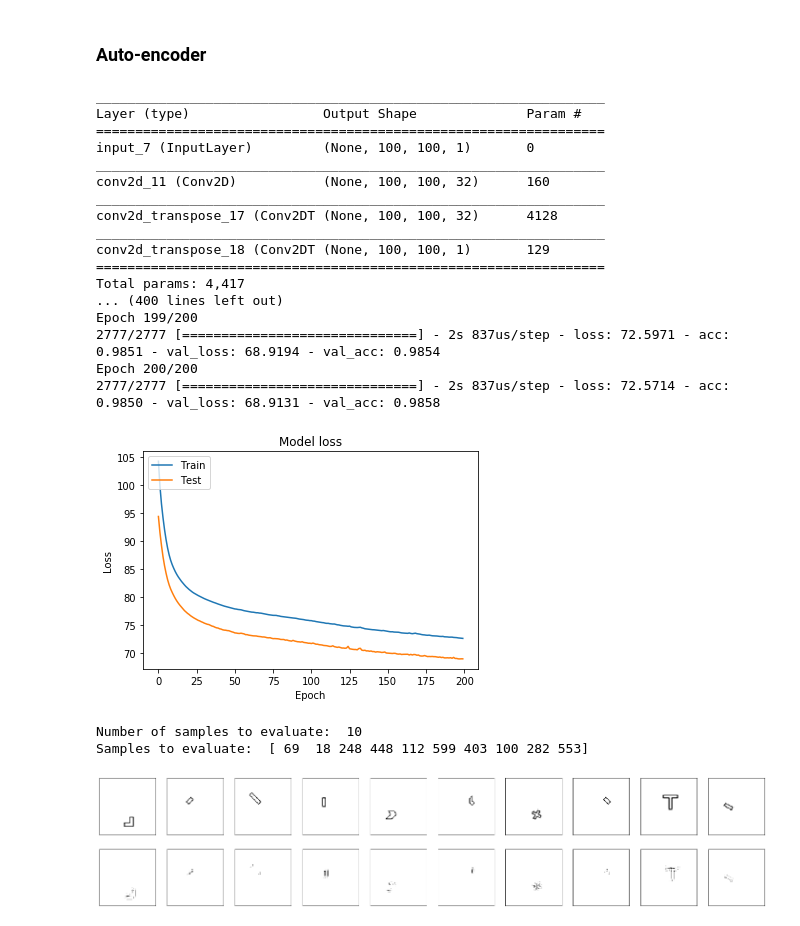
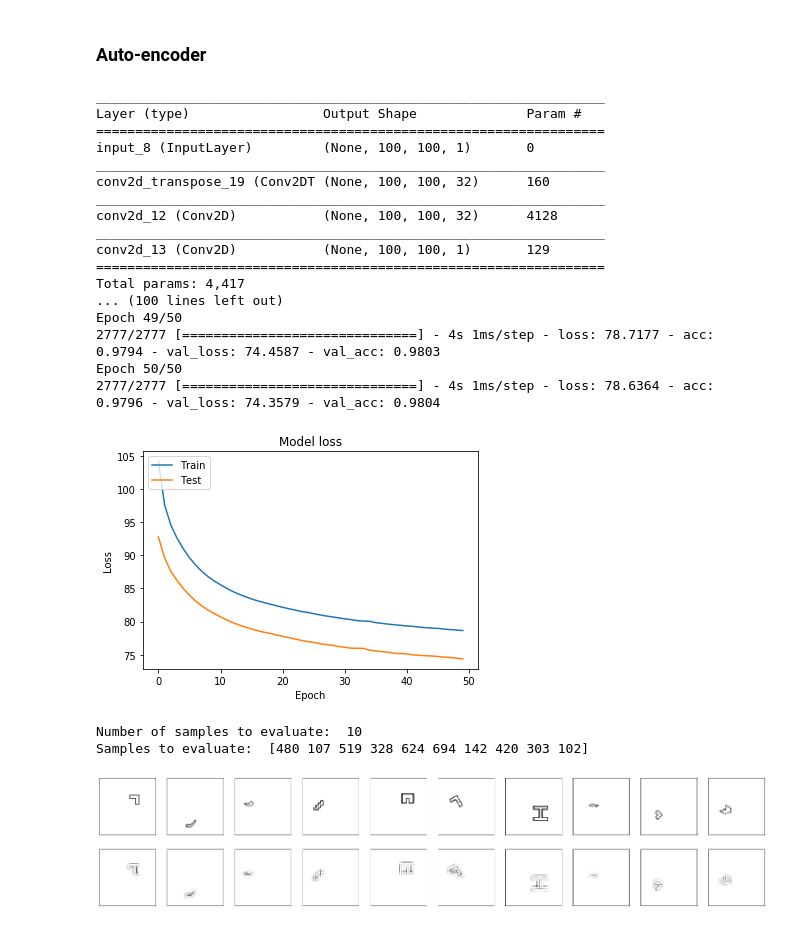
Before and after one commit to praveentn/MidcurveNN, a Jupyter notebook: cnn_deconv/notebook_cnn_deconv_13.ipynb, the cells around one changed output. Cells and saved outputs as stored; diff of their text form; code cells hidden in the pictures.

```diff
--- a/cnn_deconv/notebook_cnn_deconv_13.ipynb
+++ b/cnn_deconv/notebook_cnn_deconv_13.ipynb
@@ -260,7 +260,7 @@ class Autoencoder():
         input_layer = Input(shape=self.img_shape)
 
         # Encoder
-        h = Conv2D(32, (2, 2), activation='relu', padding='same')(input_layer)
+        h = Conv2DTranspose(32, (2, 2), activation='relu', padding='same')(input_layer)
         #h = MaxPooling2D((2, 2), padding='same')(h)
         #h = Conv2D(16, (2, 2), activation='relu', padding='same')(h)
         #h = MaxPooling2D((2, 2), padding='same')(h)
@@ -268,9 +268,9 @@ class Autoencoder():
         # Decoder
         #h = Conv2DTranspose(8, (2, 2), activation='relu', padding='same')(h)
         #h = UpSampling2D((2, 2))(h)
-        h = Conv2DTranspose(32, (2, 2), activation='relu', padding='same')(h)
+        h = Conv2D(32, (2, 2), activation='relu', padding='same')(h)
         #h = UpSampling2D((2, 2))(h)
-        output_layer = Conv2DTranspose(1, (2, 2), activation='relu', padding='same')(h)
+        output_layer = Conv2D(1, (2, 2), activation='relu', padding='same')(h)
 
         return Model(input_layer, output_layer)
 
@@ -298,26 +298,26 @@ class Autoencoder():
         return preds
 # %%
 ae = Autoencoder()
-ae.train_model(x_train, y_train, x_test, y_test, epochs=200, batch_size=300)
+ae.train_model(x_train, y_train, x_test, y_test, epochs=50, batch_size=300)
 # %% [output]
 _________________________________________________________________
 Layer (type)                 Output Shape              Param #
 =================================================================
-input_7 (InputLayer)         (None, 100, 100, 1)       0
+input_8 (InputLayer)         (None, 100, 100, 1)       0
 _________________________________________________________________
-conv2d_11 (Conv2D)           (None, 100, 100, 32)      160
+conv2d_transpose_19 (Conv2DT (None, 100, 100, 32)      160
 _________________________________________________________________
-conv2d_transpose_17 (Conv2DT (None, 100, 100, 32)      4128
+conv2d_12 (Conv2D)           (None, 100, 100, 32)      4128
 _________________________________________________________________
-conv2d_transpose_18 (Conv2DT (None, 100, 100, 1)       129
+conv2d_13 (Conv2D)           (None, 100, 100, 1)       129
 =================================================================
 Total params: 4,417
-... (400 lines left out)
-Epoch 199/200
-2777/2777 [==============================] - 2s 837us/step - loss: 72.5971 - acc: 0.9851 - val_loss: 68.9194 - val_acc: 0.9854
-Epoch 200/200
-2777/2777 [==============================] - 2s 837us/step - loss: 72.5714 - acc: 0.9850 - val_loss: 68.9131 - val_acc: 0.9858
+... (100 lines left out)
+Epoch 49/50
+2777/2777 [==============================] - 4s 1ms/step - loss: 78.7177 - acc: 0.9794 - val_loss: 74.4587 - val_acc: 0.9803
+Epoch 50/50
+2777/2777 [==============================] - 4s 1ms/step - loss: 78.6364 - acc: 0.9796 - val_loss: 74.3579 - val_acc: 0.9804
-[figure, old version]
+[figure, new version]
 # %%
 # evaluation
 
@@ -335,5 +335,5 @@ decoded_imgs = ae.eval_model(encoded_imgs)
 plot_results(x_eval, decoded_imgs)
 # %% [output]
 Number of samples to evaluate:  10
-Samples to evaluate:  [ 69  18 248 448 112 599 403 100 282 553]
+Samples to evaluate:  [480 107 519 328 624 694 142 420 303 102]
-[figure, old version]
+[figure, new version]
```
